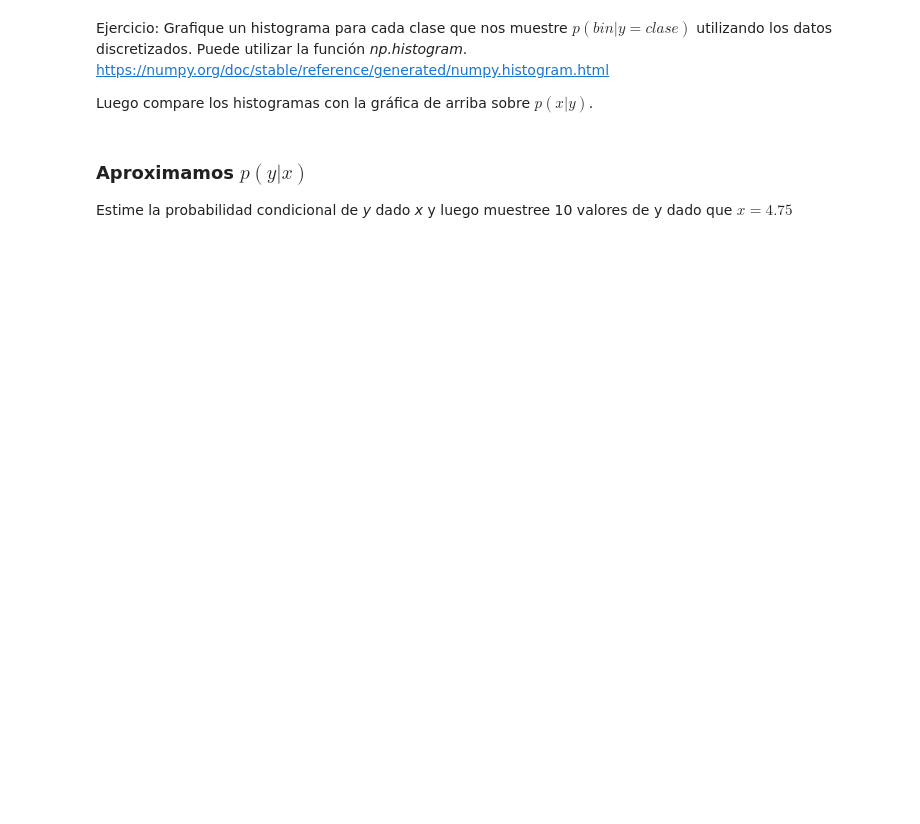
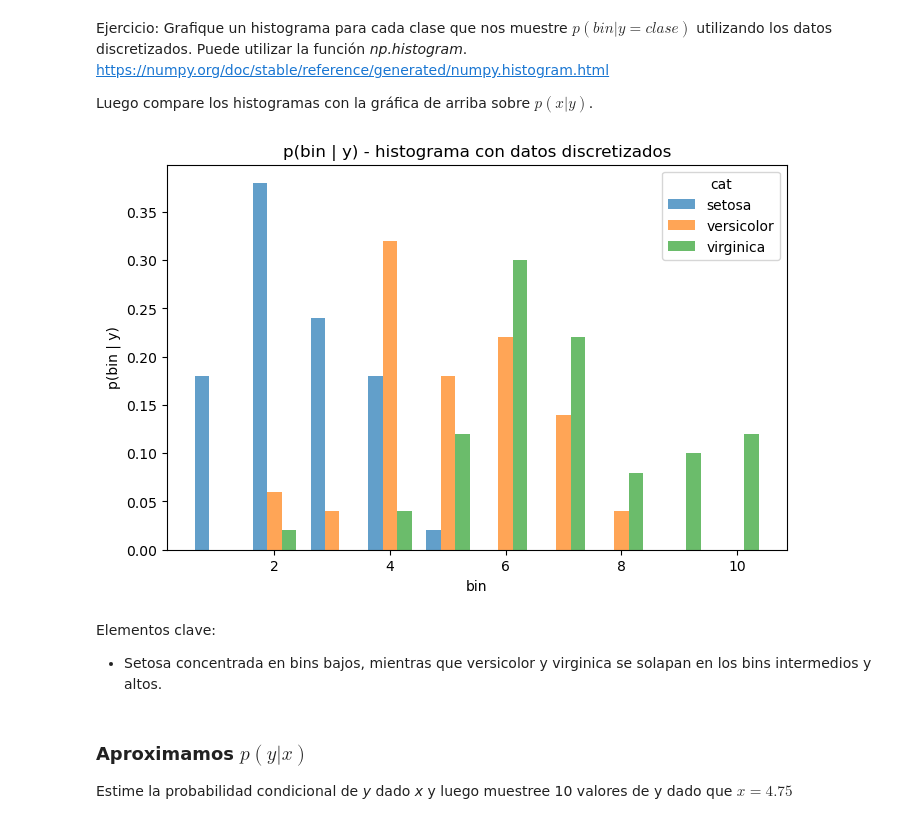
Before and after one commit to rodrigobeniteza/ORT-AI, a Jupyter notebook: AI Generativa/Practicos/Práctico 2/Practico2_JL.ipynb, the cells around one changed output. Cells and saved outputs as stored; diff of their text form; code cells hidden in the pictures; blank space fills up the shorter version.

```diff
--- a/AI Generativa/Practicos/Práctico 2/Practico2_JL.ipynb
+++ b/AI Generativa/Practicos/Práctico 2/Practico2_JL.ipynb
@@ -288,3 +501,37 @@ Luego compare los histogramas con la gráfica de arriba sobre $p (x | y)$.
+# %%
+setosa_digitized = xfeature_digitized[:50]
+versicolor_digitized = xfeature_digitized[50:100]
+virginica_digitized = xfeature_digitized[100:150]
+
+bin_edges = np.arange(1, NBINS + 2)  # bins enteros: 1, 2, ..., NBINS
+# %%
+setosa_hist, _ = np.histogram(setosa_digitized, bins=bin_edges)
+versicolor_hist, _ = np.histogram(versicolor_digitized, bins=bin_edges)
+virginica_hist, _ = np.histogram(virginica_digitized, bins=bin_edges)
+# %%
+# Normalizamos a probabilidad: p(bin | y = clase)
+setosa_prob = setosa_hist / setosa_hist.sum()
+versicolor_prob = versicolor_hist / versicolor_hist.sum()
+virginica_prob = virginica_hist / virginica_hist.sum()
+# %%
+bin_labels = bin_edges[:-1]
+width = 0.25
+
+fig, ax = plt.subplots(figsize=(8, 5))
+ax.bar(bin_labels - width, setosa_prob, width=width, label='setosa', alpha=0.7)
+ax.bar(bin_labels, versicolor_prob, width=width, label='versicolor', alpha=0.7)
+ax.bar(bin_labels + width, virginica_prob, width=width, label='virginica', alpha=0.7)
+
+ax.set_xlabel('bin')
+ax.set_ylabel('p(bin | y)')
+ax.set_title('p(bin | y) - histograma con datos discretizados')
+ax.legend(title='cat')
+plt.show()
+# %% [output]
+[figure, added]
+# %% [markdown]
+Elementos clave:
+- Setosa concentrada en bins bajos, mientras que versicolor y virginica se solapan en los bins intermedios y altos.
 # %% [markdown]
 ### Aproximamos $p(y|x)$
 
```
Also changed, not shown: parts of 49 cells of this notebook.
